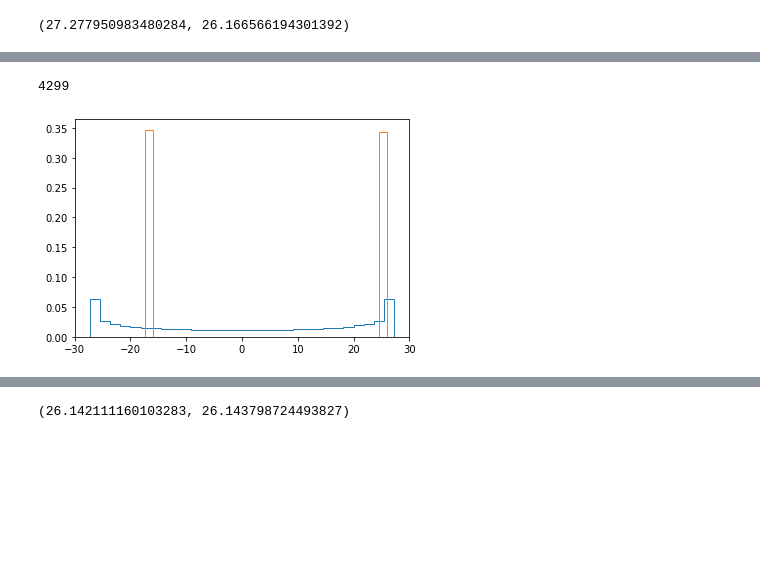
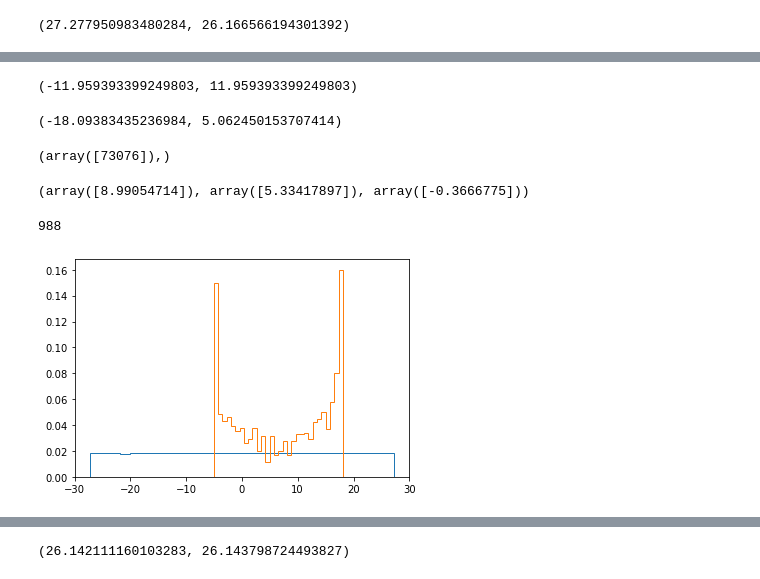
Before and after one commit to millsjc/pycbc, a Jupyter notebook: test_hm/playground/dt_lookup.ipynb, the cells around one changed output, grey strips where cells are left out. Drawn from its saved outputs; the diff is of its cells as text; code cells hidden in the pictures; blank space fills up the shorter version.

```diff
--- a/test_hm/playground/dt_lookup.ipynb
+++ b/test_hm/playground/dt_lookup.ipynb
@@ -11,9 +11,9 @@ ifo2 = Detector("H1")
 ifo3 = Detector("V1")
 # %%
 N = 1000000
-t_gps=uniform(24*3600, 48*3600, N)
-right_ascension=[0]*N
-declination=[0]*N
+t_gps=uniform(0, 12345678, N)
+right_ascension=uniform(0, 2*pi, N)#[0]*N
+declination=arcsin(uniform(-1, 1, N))#[0]*N
 # %%
 ifo1.time_delay_from_location??
 # %%
@@ -70,10 +107,27 @@ hist(t_diff21, **hist_kwargs);
+# %%
+get_bounds(9)
+# %% [output]
+(-11.959393399249803, 11.959393399249803)
+# %%
+get_bounds_2(9)
+# %% [output]
+(-18.09383435236984, 5.062450153707414)
+# %%
+ii = where(t_diff32 == -18.09383435236984)
+ii
+# %% [output]
+(array([73076]),)
+# %%
+t_diff21[ii], right_ascension[ii], declination[ii]
+# %% [output]
+(array([8.99054714]), array([5.33417897]), array([-0.3666775]))
 # %%
 hist(t_diff32, **hist_kwargs);
-eps = 0.05
-dt = 5
+eps = 0.01
+dt = 9
 idx = (t_diff12<dt+eps)&(t_diff12>dt-eps)
 print(sum(idx))
 hist(t_diff32[idx], **hist_kwargs);
 # %% [output]
-4299
+988
-[figure, old version]
+[figure, new version]
```
Also changed, not shown: parts of 20 cells of this notebook, 3 other files.
